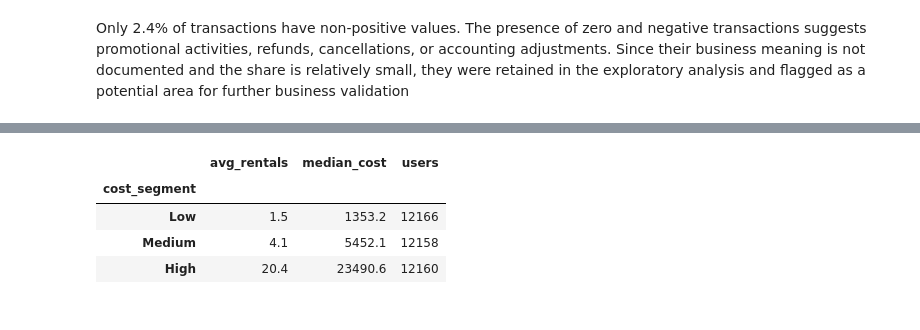
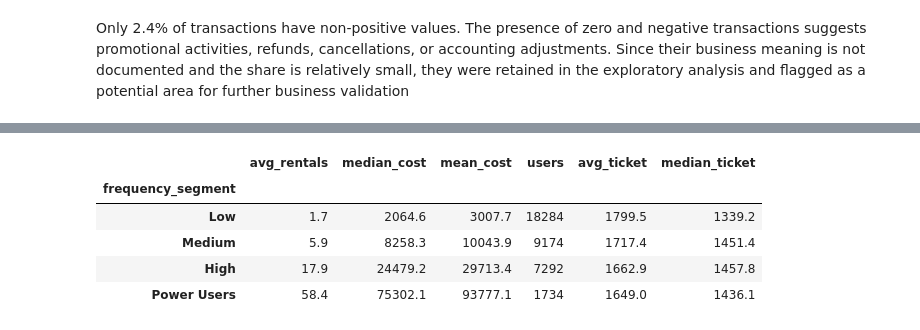
Before and after one commit to YuliaLoburets/A-B-test_project, a Jupyter notebook: A_B_Testing_project.ipynb, the cells around one changed output, grey strips where cells are left out. Saved outputs shown, nothing was run; the diff lists cells and outputs as text; code cells hidden in the pictures.

```diff
--- a/A_B_Testing_project.ipynb
+++ b/A_B_Testing_project.ipynb
@@ -144,6 +144,3 @@ user_overview.describe()
 | 50% | 3.0 | 5.450000e+03 | 1293.800000 | 1408.300000 | 2216.700000 | 658.300000 |
 | 75% | 9.0 | 1.521880e+04 | 1856.200000 | 2008.300000 | 3673.425000 | 1204.200000 |
 | max | 791.0 | 1.889585e+06 | 93770.800000 | 157874.300000 | 425839.600000 | 93770.800000 |
-# %%
-user_overview['frequency_segment'] = pd.qcut(user_overview['rentals'],q=3, labels = ['Low', 'Medium','High'])
-user_overview['cost_segment'] = pd.qcut(user_overview['total_cost'], q=3, labels = ['Low', 'Medium','High'])
@@ -215,8 +201,17 @@ Only 2.4% of transactions have non-positive values. The presence of zero and neg
+# %%
+user_overview['frequency_segment'] = pd.cut(user_overview['rentals'], bins=[0, 3, 9, 35, np.inf], labels = ['Low', 'Medium', 'High','Power Users'])
+user_overview['cost_segment'] = pd.cut(user_overview['total_cost'], bins=[-np.inf, 5450, 15218.8, 57453.5, np.inf], labels = ['Low', 'Medium', 'High','Power Users'])
 # %%
-user_overview.groupby('cost_segment').agg(avg_rentals=('rentals','mean'), median_cost = ('total_cost','median'), users = ('rentals','count')).round(1)
+user_overview.groupby('frequency_segment').agg(avg_rentals=('rentals','mean'),
+                                               median_cost = ('total_cost','median'),
+                                               mean_cost = ('total_cost','mean'),
+                                               users = ('rentals','count'),
+                                               avg_ticket=('mean_cost','mean'),
+                                               median_ticket=('mean_cost','median')).round(1)
 # %% [output]
-|  | avg_rentals | median_cost | users |
-| cost_segment |  |  |  |
-| Low | 1.5 | 1353.2 | 12166 |
-| Medium | 4.1 | 5452.1 | 12158 |
-| High | 20.4 | 23490.6 | 12160 |
+|  | avg_rentals | median_cost | mean_cost | users | avg_ticket | median_ticket |
+| frequency_segment |  |  |  |  |  |  |
+| Low | 1.7 | 2064.6 | 3007.7 | 18284 | 1799.5 | 1339.2 |
+| Medium | 5.9 | 8258.3 | 10043.9 | 9174 | 1717.4 | 1451.4 |
+| High | 17.9 | 24479.2 | 29713.4 | 7292 | 1662.9 | 1457.8 |
+| Power Users | 58.4 | 75302.1 | 93777.1 | 1734 | 1649.0 | 1436.1 |
```
Also changed, not shown: parts of 17 cells of this notebook.
